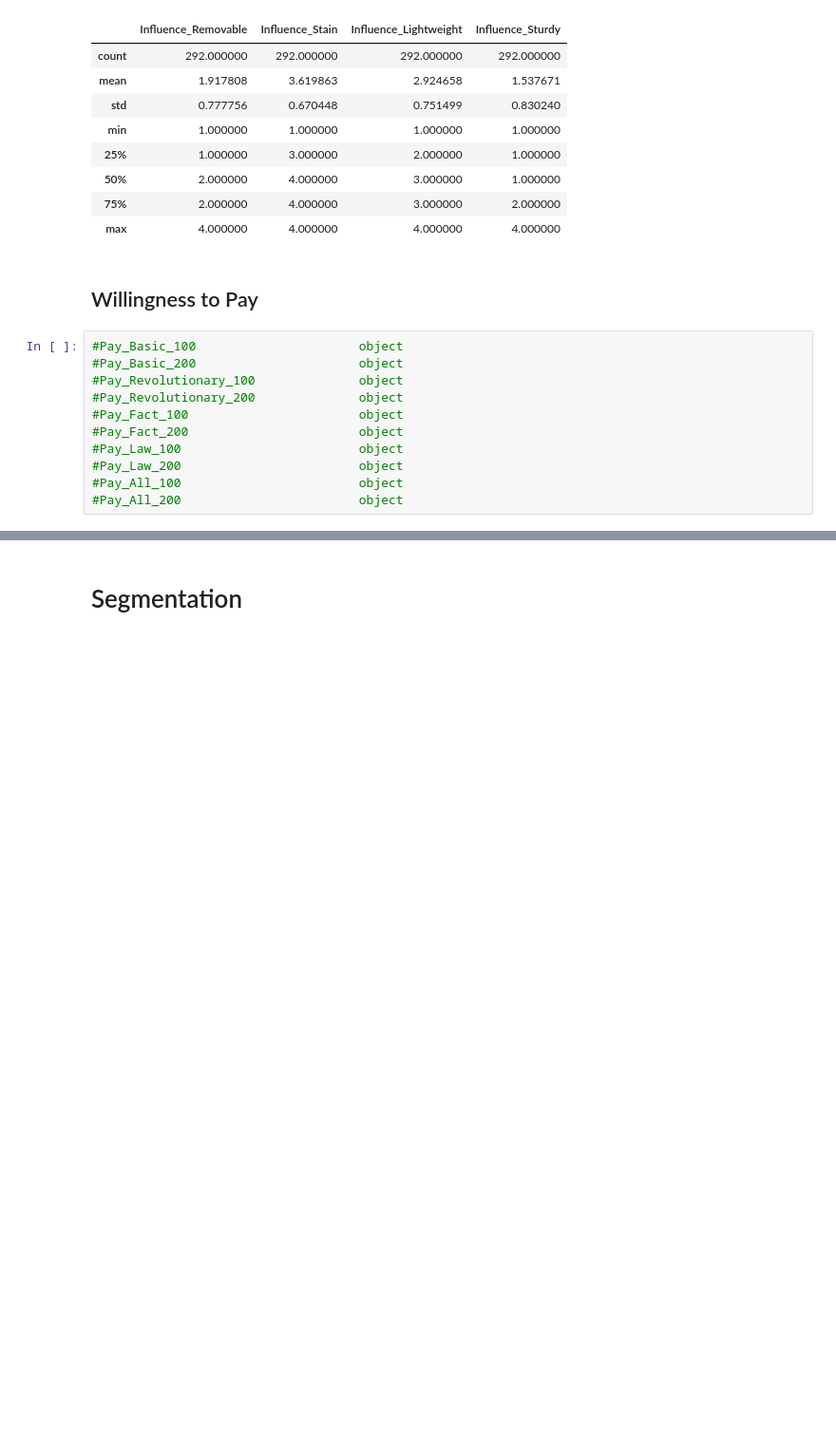
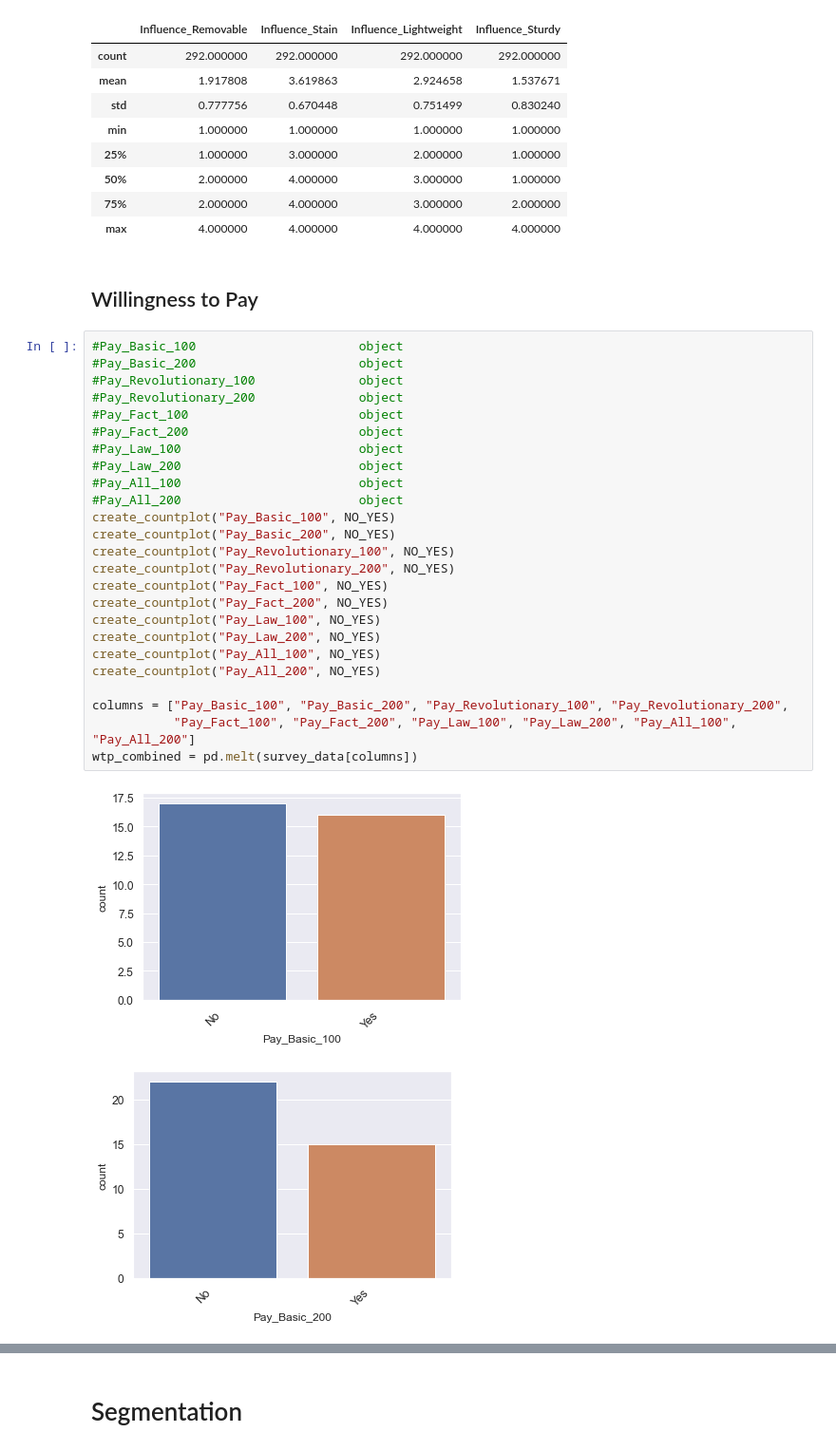
Before and after one commit to markhary/emba912_survey, a Jupyter notebook: ruby.ipynb, the cells around one changed output, grey strips where cells are left out. Shown at 95% size. Cells and saved outputs as stored; diff of their text form; blank space fills up the shorter version.

```diff
--- a/ruby.ipynb
+++ b/ruby.ipynb
@@ -486,11 +487,28 @@ survey_data[columns].describe()
 # %%
 #Pay_Basic_100                      object
 #Pay_Basic_200                      object
 #Pay_Revolutionary_100              object
 #Pay_Revolutionary_200              object
 #Pay_Fact_100                       object
 #Pay_Fact_200                       object
 #Pay_Law_100                        object
 #Pay_Law_200                        object
 #Pay_All_100                        object
 #Pay_All_200                        object
+create_countplot("Pay_Basic_100", NO_YES)
+create_countplot("Pay_Basic_200", NO_YES)
+create_countplot("Pay_Revolutionary_100", NO_YES)
+create_countplot("Pay_Revolutionary_200", NO_YES)
+create_countplot("Pay_Fact_100", NO_YES)
+create_countplot("Pay_Fact_200", NO_YES)
+create_countplot("Pay_Law_100", NO_YES)
+create_countplot("Pay_Law_200", NO_YES)
+create_countplot("Pay_All_100", NO_YES)
+create_countplot("Pay_All_200", NO_YES)
+
+columns = ["Pay_Basic_100", "Pay_Basic_200", "Pay_Revolutionary_100", "Pay_Revolutionary_200",
+           "Pay_Fact_100", "Pay_Fact_200", "Pay_Law_100", "Pay_Law_200", "Pay_All_100", "Pay_All_200"]
+wtp_combined = pd.melt(survey_data[columns])
+# %% [output]
+[figure, added]
+[figure, added]
```
Also changed, not shown: parts of 6 cells of this notebook, 13 other files.
